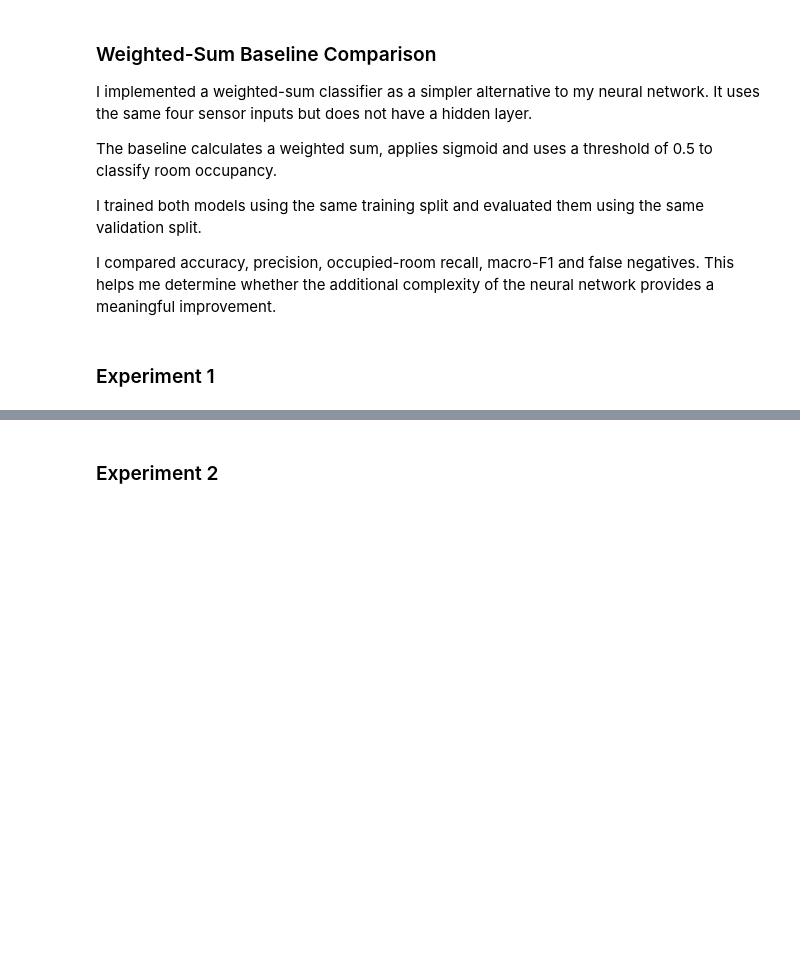
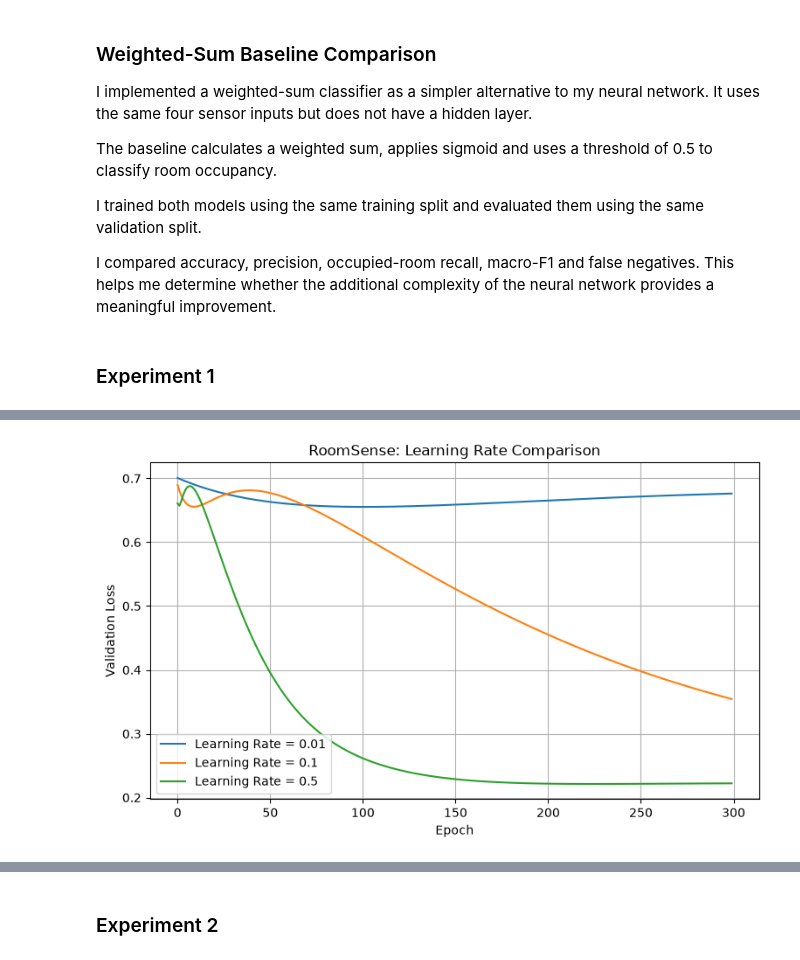
Before and after one commit to mxhamedxx/roomsense, a Jupyter notebook: RoomSense_H2.ipynb, the cells around one changed output, grey strips where cells are left out. Drawn from its saved outputs; the diff is of its cells as text; code cells hidden in the pictures; blank space fills up the shorter version.

Commit message:
feat: compare learning rates and visualise validation loss

```diff
--- a/RoomSense_H2.ipynb
+++ b/RoomSense_H2.ipynb
@@ -693,0 +752,32 @@ I compared accuracy, precision, occupied-room recall, macro-F1 and false negativ
+# %%
+# --- GRAPH 1: VALIDATION LOSS VS LEARNING RATE ---
+
+from pathlib import Path
+
+figures_path = Path("figures")
+figures_path.mkdir(exist_ok=True)
+
+plt.figure(figsize=(9, 5))
+
+for lr in learning_rates:
+    plt.plot(
+        lr_results[lr]["val_losses"],
+        label=f"Learning Rate = {lr}"
+    )
+
+plt.xlabel("Epoch")
+plt.ylabel("Validation Loss")
+plt.title("RoomSense: Learning Rate Comparison")
+
+plt.legend()
+plt.grid(True)
+
+plt.savefig(
+    figures_path / "learning_rate_comparison.png",
+    dpi=150,
+    bbox_inches="tight"
+)
+
+plt.show()
+# %% [output]
+[figure, added]
```
Also changed, not shown: parts of 3 cells of this notebook, 1 other file.
